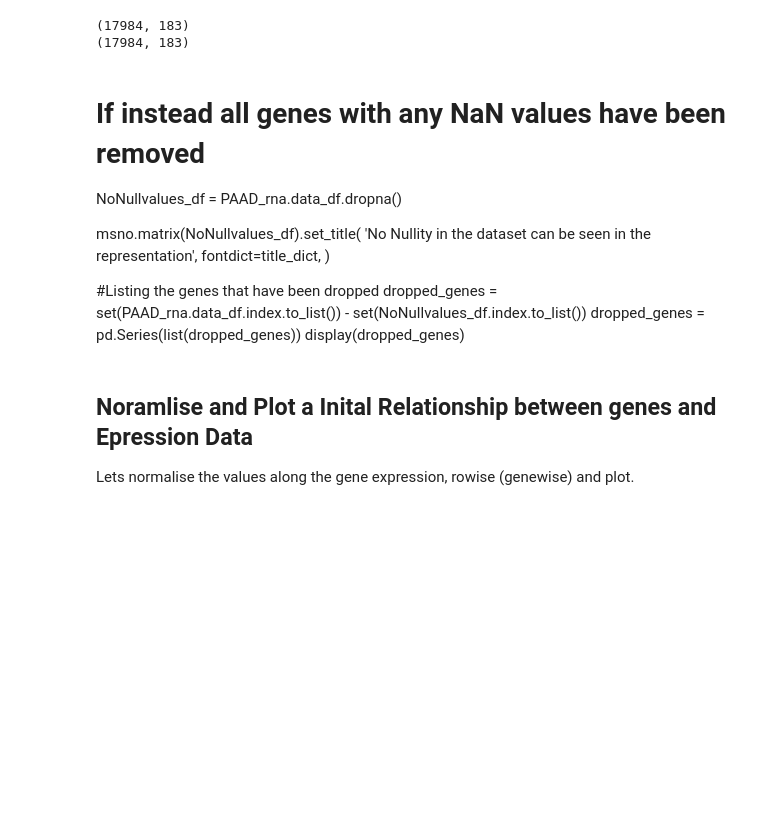
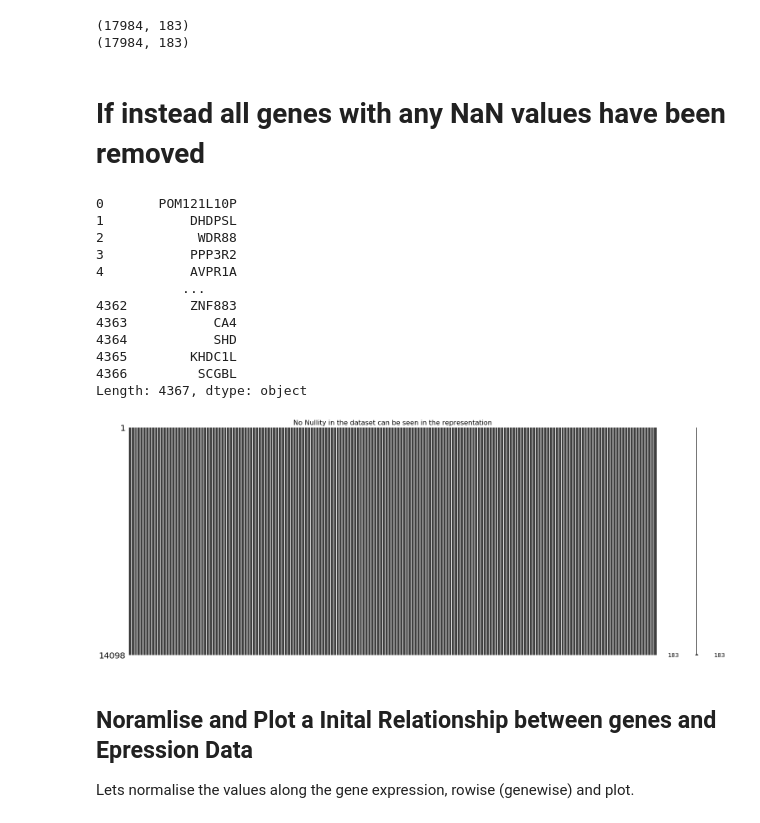
Before and after one commit to vaniisgh/PAAD_Analysis, a Jupyter notebook: Analysis.ipynb, the cells around one changed output. Drawn from its saved outputs; the diff is of its cells as text; code cells hidden in the pictures; blank space fills up the shorter version.

```diff
--- a/Analysis.ipynb
+++ b/Analysis.ipynb
@@ -127,20 +126,34 @@ print(expr_df.shape)
 # %% [output]
 (17984, 183)
 (17984, 183)
-# %% [markdown]
-# If instead all genes with any NaN values have been removed
-
-NoNullvalues_df = PAAD_rna.data_df.dropna()
-
-msno.matrix(NoNullvalues_df).set_title(
-    'No Nullity in the dataset can be seen in the representation',
-    fontdict=title_dict,
-    )
-
-#Listing the genes that have been dropped
-dropped_genes = set(PAAD_rna.data_df.index.to_list()) - set(NoNullvalues_df.index.to_list())
-dropped_genes = pd.Series(list(dropped_genes))
-display(dropped_genes)
+# %% [markdown]
+# If instead all genes with any NaN values have been removed
+# %%
+NoNullvalues_df = PAAD_rna.data_df.dropna()
+
+msno.matrix(NoNullvalues_df).set_title(
+    'No Nullity in the dataset can be seen in the representation',
+    fontdict=title_dict,
+    )
+
+#Listing the genes that have been dropped
+dropped_genes = set(PAAD_rna.data_df.index.to_list()) - set(NoNullvalues_df.index.to_list())
+dropped_genes = pd.Series(list(dropped_genes))
+display(dropped_genes)
+# %% [output]
+0       POM121L10P
+1           DHDPSL
+2            WDR88
+3           PPP3R2
+4           AVPR1A
+           ...
+4362        ZNF883
+4363           CA4
+4364           SHD
+4365        KHDC1L
+4366         SCGBL
+Length: 4367, dtype: object
+[figure, added]
 # %% [markdown]
 ## Noramlise and Plot a Inital Relationship between genes and Epression Data
 
```
Also changed, not shown: parts of 14 cells of this notebook.
